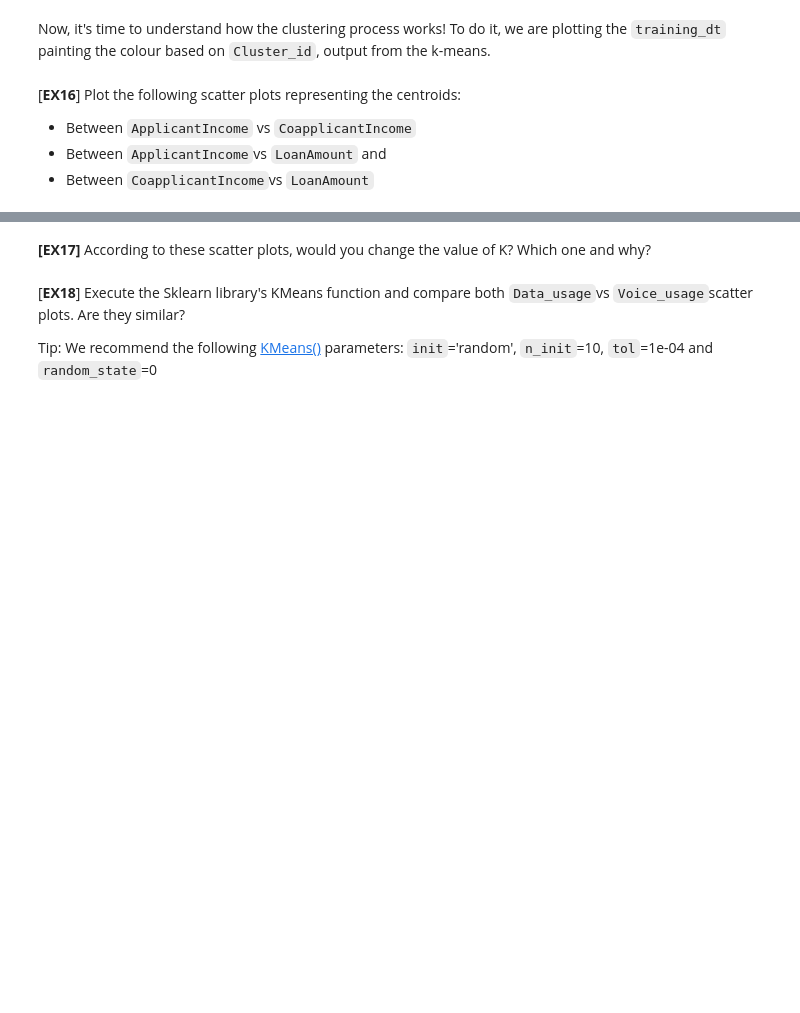
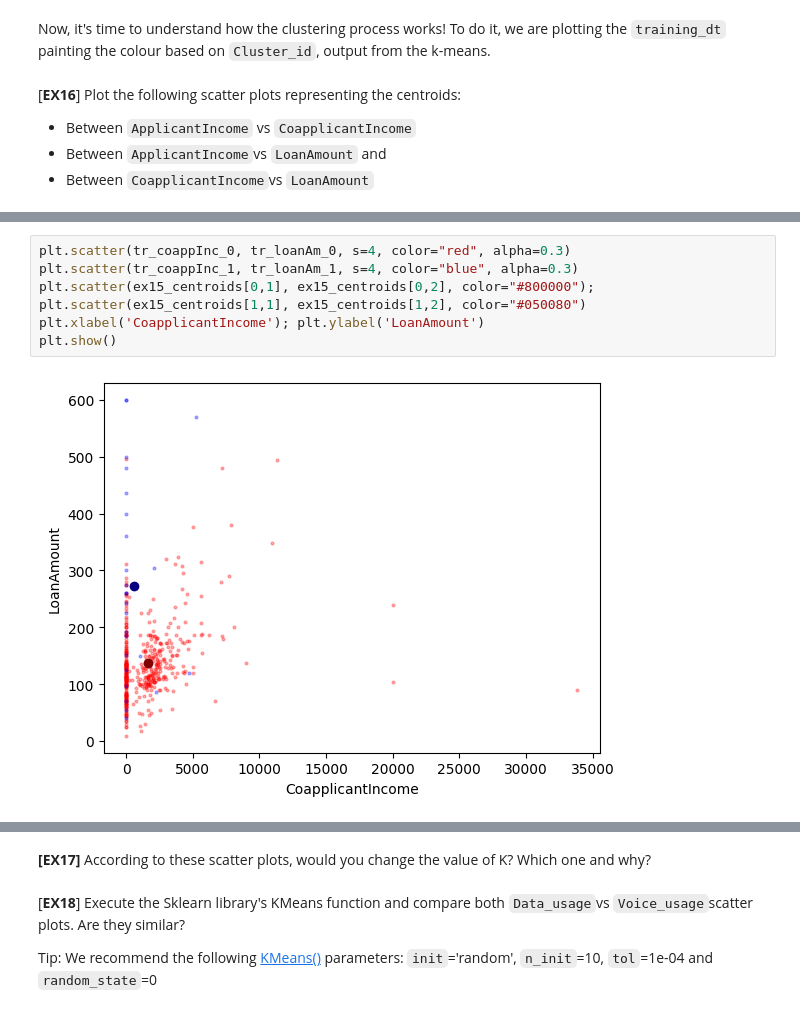
Before and after one commit to WdnLiu/ML2023, a Jupyter notebook: Project_students/P5_students.ipynb, the cells around one changed output, grey strips where cells are left out. Cells and saved outputs as stored; diff of their text form; blank space fills up the shorter version.

```diff
--- a/Project_students/P5_students.ipynb
+++ b/Project_students/P5_students.ipynb
@@ -653,0 +685,8 @@ Now, it's time to understand how the clustering process works! To do it, we are
+# %%
+plt.scatter(tr_coappInc_0, tr_loanAm_0, s=4, color="red", alpha=0.3)
+plt.scatter(tr_coappInc_1, tr_loanAm_1, s=4, color="blue", alpha=0.3)
+plt.scatter(ex15_centroids[0,1], ex15_centroids[0,2], color="#800000"); plt.scatter(ex15_centroids[1,1], ex15_centroids[1,2], color="#050080")
+plt.xlabel('CoapplicantIncome'); plt.ylabel('LoanAmount')
+plt.show()
+# %% [output]
+[figure, added]
```
Also changed, not shown: parts of 9 cells of this notebook, 1 other file.
